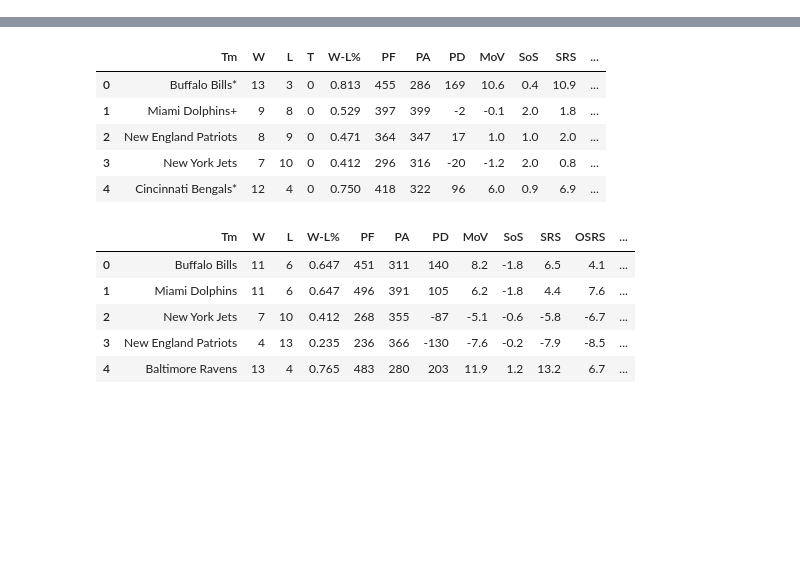
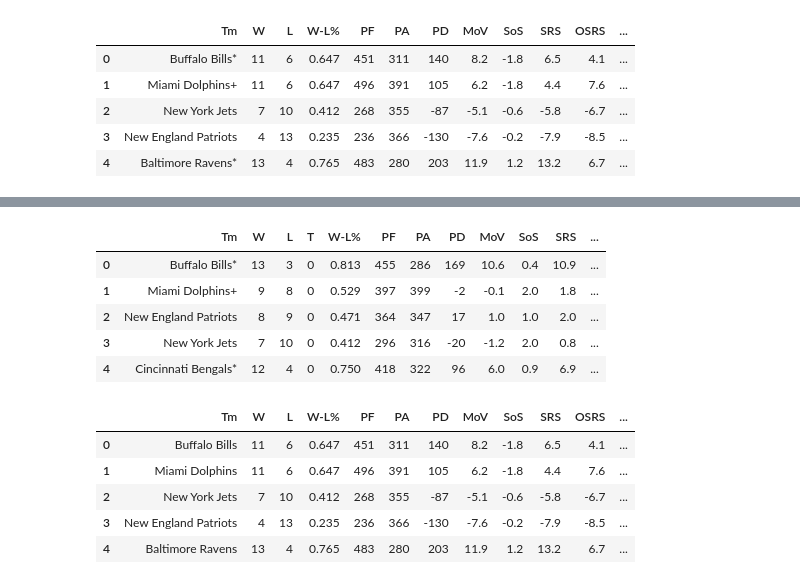
Before and after one commit to TerryOjeh/NFL-Match-Predictor, a Jupyter notebook: main.ipynb, the cells around one changed output, grey strips where cells are left out. Drawn from its saved outputs; the diff is of its cells as text; code cells hidden in the pictures; blank space fills up the shorter version.

```diff
--- a/main.ipynb
+++ b/main.ipynb
@@ -89,0 +79,2 @@ schedule_23.tail()
+# %%
+stats_23['Season'] = 2023
@@ -89,0 +92,9 @@ schedule_23.tail()
+# %%
+stats_23.head()
+# %% [output]
+|  | Tm | W | L | W-L% | PF | PA | PD | MoV | SoS | SRS | OSRS | ... |
+| 0 | Buffalo Bills* | 11 | 6 | 0.647 | 451 | 311 | 140 | 8.2 | -1.8 | 6.5 | 4.1 | ... |
+| 1 | Miami Dolphins+ | 11 | 6 | 0.647 | 496 | 391 | 105 | 6.2 | -1.8 | 4.4 | 7.6 | ... |
+| 2 | New York Jets | 7 | 10 | 0.412 | 268 | 355 | -87 | -5.1 | -0.6 | -5.8 | -6.7 | ... |
+| 3 | New England Patriots | 4 | 13 | 0.235 | 236 | 366 | -130 | -7.6 | -0.2 | -7.9 | -8.5 | ... |
+| 4 | Baltimore Ravens* | 13 | 4 | 0.765 | 483 | 280 | 203 | 11.9 | 1.2 | 13.2 | 6.7 | ... |
```
Also changed, not shown: parts of 58 cells of this notebook, 1 other file.
